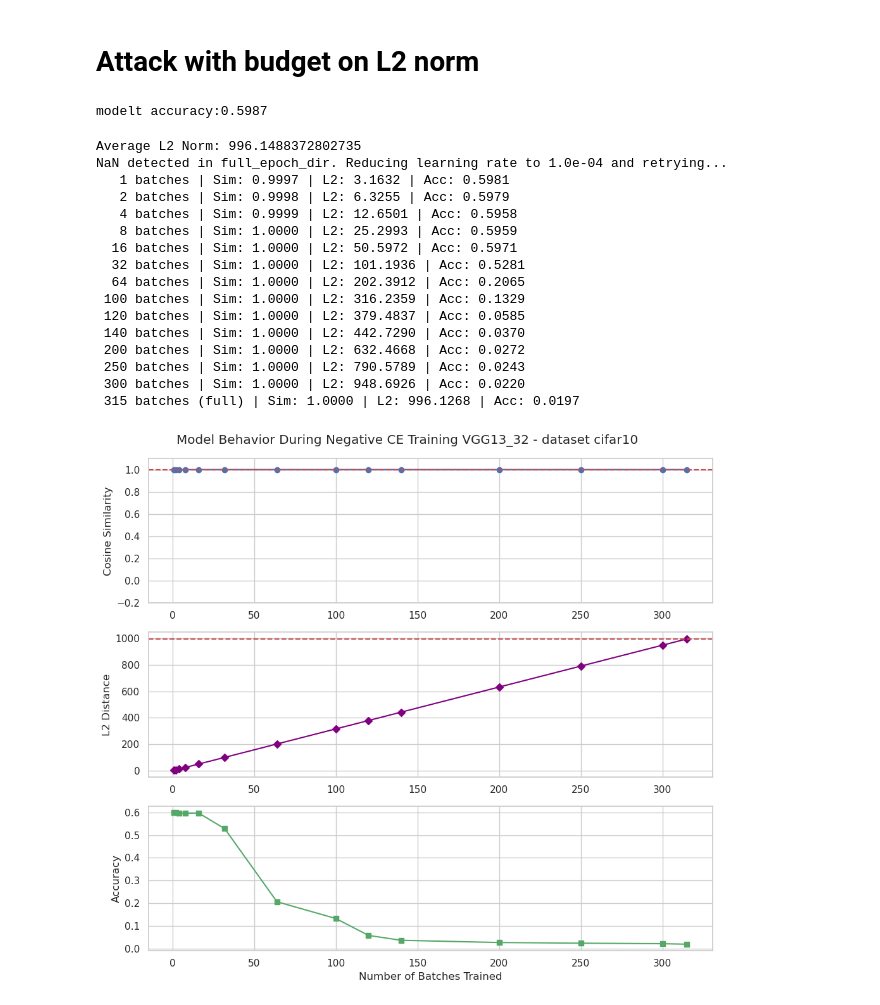
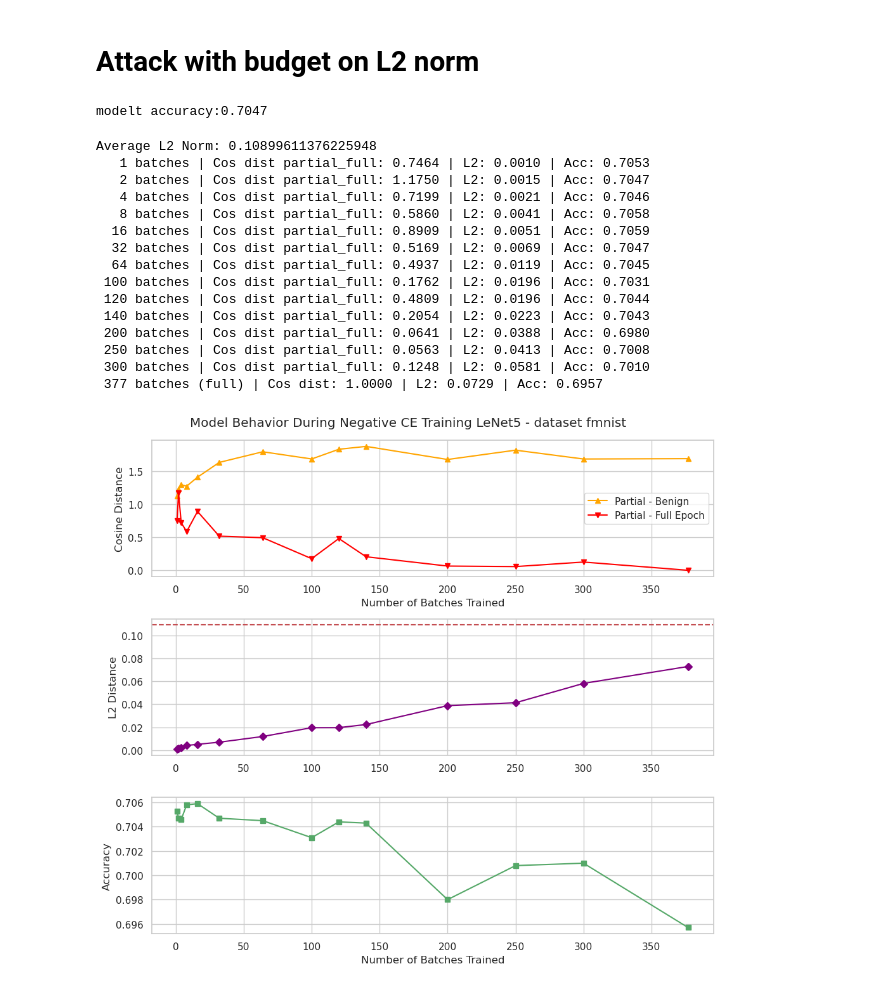
Before and after one commit to yangland/FedON, a Jupyter notebook: jupyter_notebooks/objective_cos_analysis_CNN_CIFAR10.ipynb, the cells around one changed output. Cells and saved outputs as stored; diff of their text form; code cells hidden in the pictures.

Commit message:
added for both partial benign, partial full epoch

```diff
--- a/jupyter_notebooks/objective_cos_analysis_CNN_CIFAR10.ipynb
+++ b/jupyter_notebooks/objective_cos_analysis_CNN_CIFAR10.ipynb
@@ -44,11 +44,11 @@ iters = 40
 learning_rate = 0.001
 
 global attack
-attack = "MobileNetV2_32" #"backdoor", "tlp", "ut"
-model_name = "VGG13_32" # "resnet8", "ConvNet"
+attack = "none" #"backdoor", "tlp", "ut"
+model_name = "LeNet5" # "ResNet18", "LeNet5", "VGG13_32"
 num_classes = 10
 pooled_num = 20
-dataset = "cifar10" # "cifar10", "fmnist"
+dataset = "fmnist" # "cifar10", "fmnist"
 # %%
 # Define transformation (convert images to tensors and normalize)
 transform_img = T.Compose([
@@ -173,10 +171,12 @@ def flatten_update(update_dict):
 # Step 1: Compute flattened updates
 flattened_updates = [flatten_update(model_updates[i]) for i in sorted(model_updates)]
 
+benign_dir = flattened_updates[-1]/ torch.norm(flattened_updates[-1])
+
 # Step 1: L2 norms
 l2_norms = [u.norm().item() for u in flattened_updates]
 
-# Step 2: Cosine distance matrix (1 - cosine similarity)
+# Step 2: Cosine distance matrix (1 - cosine Cos distilarity)
 cos_diff_matrix = torch.zeros(len(flattened_updates), len(flattened_updates))
 for i in range(len(flattened_updates)):
     for j in range(len(flattened_updates)):
@@ -364,7 +364,7 @@ test_loss, accuracy, per_class_accuracy, attack_success_rate = fl_validation(mod
                             mali_labels=[0,7], device=device)
 print(f"modelt accuracy:{accuracy}")
 # %% [output]
-modelt accuracy:0.5987
+modelt accuracy:0.7047
 # %%
 import torch
 import torch.nn as nn
@@ -491,7 +491,8 @@ def run_direction_experiment(model0, train_loader, test_data, device,
     - Accuracy trends
     """
     results = {
-        'cosine_sim': [],
+        'cos_dist_partial_benign': [],
+        'cos_dist_partial_full_epoch': [],
         'l2_distance': [],  # New: tracks L2 distance from original model
         'accuracy': [],
         'num_batches': []
@@ -501,7 +502,7 @@ def run_direction_experiment(model0, train_loader, test_data, device,
     temp_model = deepcopy(model0)
     # Try reducing learning rate if NaNs appear in full_epoch_dir
     retries = 0
-    temp_lr = learning_rate
+    temp_lr = learning_rate # Start with a lower learning rate
     while retries < 5:
         temp_model = deepcopy(model0)
         _, full_epoch_dir, attacked_sd = train_with_negative_ce(temp_model, train_loader, temp_lr, device)
@@ -531,10 +532,11 @@ def run_direction_experiment(model0, train_loader, test_data, device,
 
         if num_batches == 'full':
             results['num_batches'].append(len(train_loader))
-            results['cosine_sim'].append(1.0)
+            results['cos_dist_partial_full_epoch'].append(0.0)
+            results['cos_dist_partial_benign'].append(1 - cosine_similarity(full_epoch_dir, benign_dir).item())
             results['l2_distance'].append(l2_full)
             results['accuracy'].append(acc_full)
-            print(f"{len(train_loader):>4} batches (full) | Sim: 1.0000 | L2: {l2_full:.4f} | Acc: {acc_full:.4f}")
+            print(f"{len(train_loader):>4} batches (full) | Cos dist: 1.0000 | L2: {l2_full:.4f} | Acc: {acc_full:.4f}")
             continue
 
         _, partial_dir, attacked_sd = train_with_negative_ce(temp_model, train_loader,
@@ -542,7 +544,8 @@ def run_direction_experiment(model0, train_loader, test_data, device,
                                                             num_batches=num_batches)
 
         # Calculate metrics
-        sim = cosine_similarity(full_epoch_dir, partial_dir).item()
+        cos_dist_partial_full_epoch = 1 - cosine_similarity(full_epoch_dir, partial_dir).item()
+        cos_dist_partial_benign = 1 - cosine_similarity(partial_dir, benign_dir).item()
         l2_dist = calculate_l2_distance(model0.state_dict(), attacked_sd)
 
         attacked_model = deepcopy(model0)
@@ -554,13 +557,14 @@ def run_direction_experiment(model0, train_loader, test_data, device,
 
         # Store results
         results['num_batches'].append(num_batches)
-        results['cosine_sim'].append(sim)
+        results['cos_dist_partial_full_epoch'].append(cos_dist_partial_full_epoch)
+        results['cos_dist_partial_benign'].append(cos_dist_partial_benign)
         results['l2_distance'].append(l2_dist)
         results['accuracy'].append(acc)
         # print("Full Epoch Direction Norm:", torch.norm(full_epoch_dir))
         # print("Any NaNs in full_epoch_dir?", torch.isnan(full_epoch_dir).any())
 
-        print(f"{num_batches:>4} batches | Sim: {sim:.4f} | L2: {l2_dist:.4f} | Acc: {acc:.4f}")
+        print(f"{num_batches:>4} batches | Cos dist partial_full: {cos_dist_partial_full_epoch:.4f} | L2: {l2_dist:.4f} | Acc: {acc:.4f}")
         del temp_model, attacked_model
 
     return results
@@ -572,10 +576,12 @@ def plot_results(results, average_l2_norm):
     fig, (ax1, ax2, ax3) = plt.subplots(3, 1, figsize=(10, 9))
 
     # Plot cosine similarity
-    ax1.plot(results['num_batches'], results['cosine_sim'], 'o-', color='b')
-    ax1.set_ylabel('Cosine Similarity')
-    ax1.set_ylim(-0.2, 1.1)
-    ax1.axhline(y=1.0, color='r', linestyle='--')
+    # Plot cosine distances (partial vs benign and partial vs full epoch)
+    ax1.plot(results['num_batches'], results['cos_dist_partial_benign'], '^-', label='Partial - Benign', color='orange')
+    ax1.plot(results['num_batches'], results['cos_dist_partial_full_epoch'], 'v-', label='Partial - Full Epoch', color='red')
+    ax1.set_ylabel('Cosine Distance')
+    ax1.set_xlabel('Number of Batches Trained')
+    ax1.legend()
     ax1.grid(True)
 
     # Plot L2 distance
@@ -583,47 +589,46 @@ def plot_results(results, average_l2_norm):
     ax2.set_ylabel('L2 Distance')
     ax2.axhline(y=average_l2_norm, color='r', linestyle='--')
     ax2.grid(True)
 
     # Plot accuracy
     ax3.plot(results['num_batches'], results['accuracy'], 's-', color='g')
     ax3.set_xlabel('Number of Batches Trained')
     ax3.set_ylabel('Accuracy')
     ax3.grid(True)
 
     plt.suptitle(f"Model Behavior During Negative CE Training {model_name} - dataset {dataset}")
     plt.tight_layout()
     plt.show()
 
 # Device configuration
 device = torch.device('cuda' if torch.cuda.is_available() else 'cpu')
 
 # Assuming `l2_norms` is the list of L2 norms recorded during benign training
 average_l2_norm = calculate_average_l2_norm(l2_norms)
 print(f"Average L2 Norm: {average_l2_norm}")
 
 results = run_direction_experiment(model0=modelt,
                                     train_loader=train_loader,
                                     device=device,
                                     test_data=test_data,
                                     batch_steps=[1, 2, 4, 8, 16, 32, 64, 100, 120, 140, 200, 250, 300, "full"])
 
 
 plot_results(results, average_l2_norm)
 # %% [output]
-Average L2 Norm: 996.1488372802735
-NaN detected in full_epoch_dir. Reducing learning rate to 1.0e-04 and retrying...
-   1 batches | Sim: 0.9997 | L2: 3.1632 | Acc: 0.5981
-   2 batches | Sim: 0.9998 | L2: 6.3255 | Acc: 0.5979
-   4 batches | Sim: 0.9999 | L2: 12.6501 | Acc: 0.5958
-   8 batches | Sim: 1.0000 | L2: 25.2993 | Acc: 0.5959
-  16 batches | Sim: 1.0000 | L2: 50.5972 | Acc: 0.5971
-  32 batches | Sim: 1.0000 | L2: 101.1936 | Acc: 0.5281
-  64 batches | Sim: 1.0000 | L2: 202.3912 | Acc: 0.2065
- 100 batches | Sim: 1.0000 | L2: 316.2359 | Acc: 0.1329
- 120 batches | Sim: 1.0000 | L2: 379.4837 | Acc: 0.0585
- 140 batches | Sim: 1.0000 | L2: 442.7290 | Acc: 0.0370
- 200 batches | Sim: 1.0000 | L2: 632.4668 | Acc: 0.0272
- 250 batches | Sim: 1.0000 | L2: 790.5789 | Acc: 0.0243
- 300 batches | Sim: 1.0000 | L2: 948.6926 | Acc: 0.0220
- 315 batches (full) | Sim: 1.0000 | L2: 996.1268 | Acc: 0.0197
+Average L2 Norm: 0.10899611376225948
+   1 batches | Cos dist partial_full: 0.7464 | L2: 0.0010 | Acc: 0.7053
+   2 batches | Cos dist partial_full: 1.1750 | L2: 0.0015 | Acc: 0.7047
+   4 batches | Cos dist partial_full: 0.7199 | L2: 0.0021 | Acc: 0.7046
+   8 batches | Cos dist partial_full: 0.5860 | L2: 0.0041 | Acc: 0.7058
+  16 batches | Cos dist partial_full: 0.8909 | L2: 0.0051 | Acc: 0.7059
+  32 batches | Cos dist partial_full: 0.5169 | L2: 0.0069 | Acc: 0.7047
+  64 batches | Cos dist partial_full: 0.4937 | L2: 0.0119 | Acc: 0.7045
+ 100 batches | Cos dist partial_full: 0.1762 | L2: 0.0196 | Acc: 0.7031
+ 120 batches | Cos dist partial_full: 0.4809 | L2: 0.0196 | Acc: 0.7044
+ 140 batches | Cos dist partial_full: 0.2054 | L2: 0.0223 | Acc: 0.7043
+ 200 batches | Cos dist partial_full: 0.0641 | L2: 0.0388 | Acc: 0.6980
+ 250 batches | Cos dist partial_full: 0.0563 | L2: 0.0413 | Acc: 0.7008
+ 300 batches | Cos dist partial_full: 0.1248 | L2: 0.0581 | Acc: 0.7010
+ 377 batches (full) | Cos dist: 1.0000 | L2: 0.0729 | Acc: 0.6957
-[figure, old version]
+[figure, new version]
```
Also changed, not shown: parts of 6 cells of this notebook.
